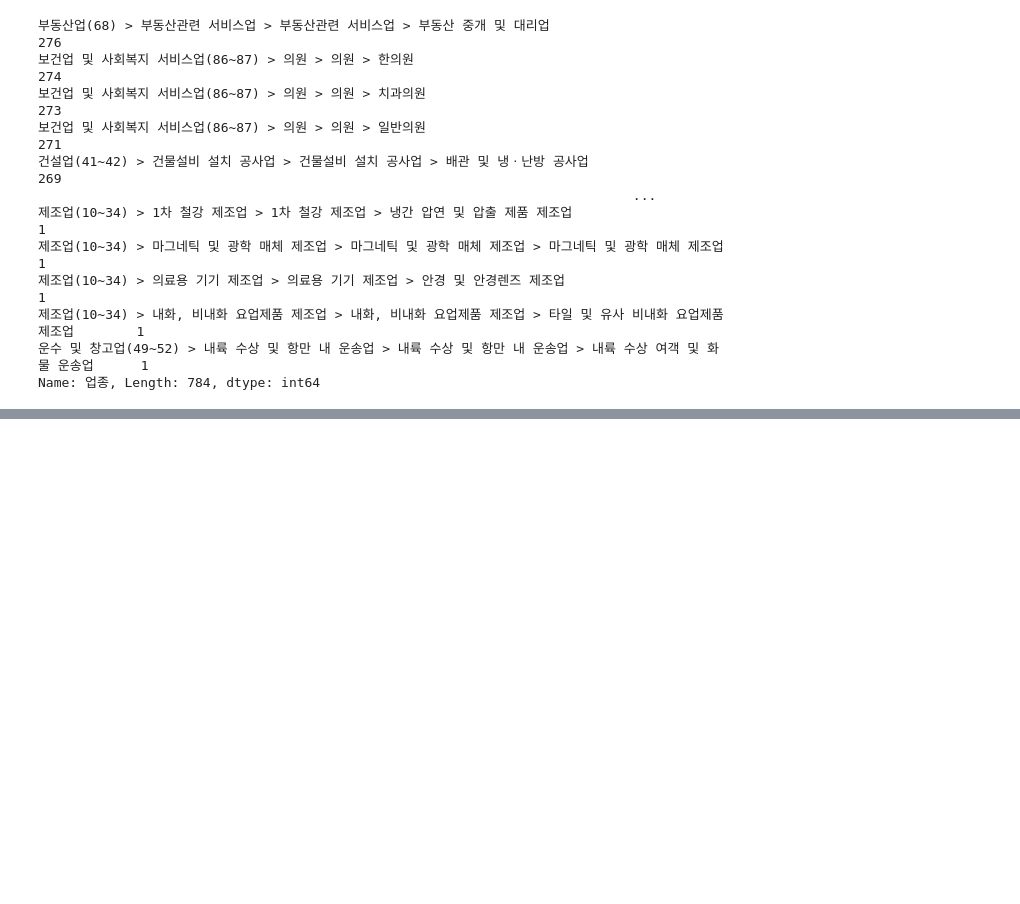
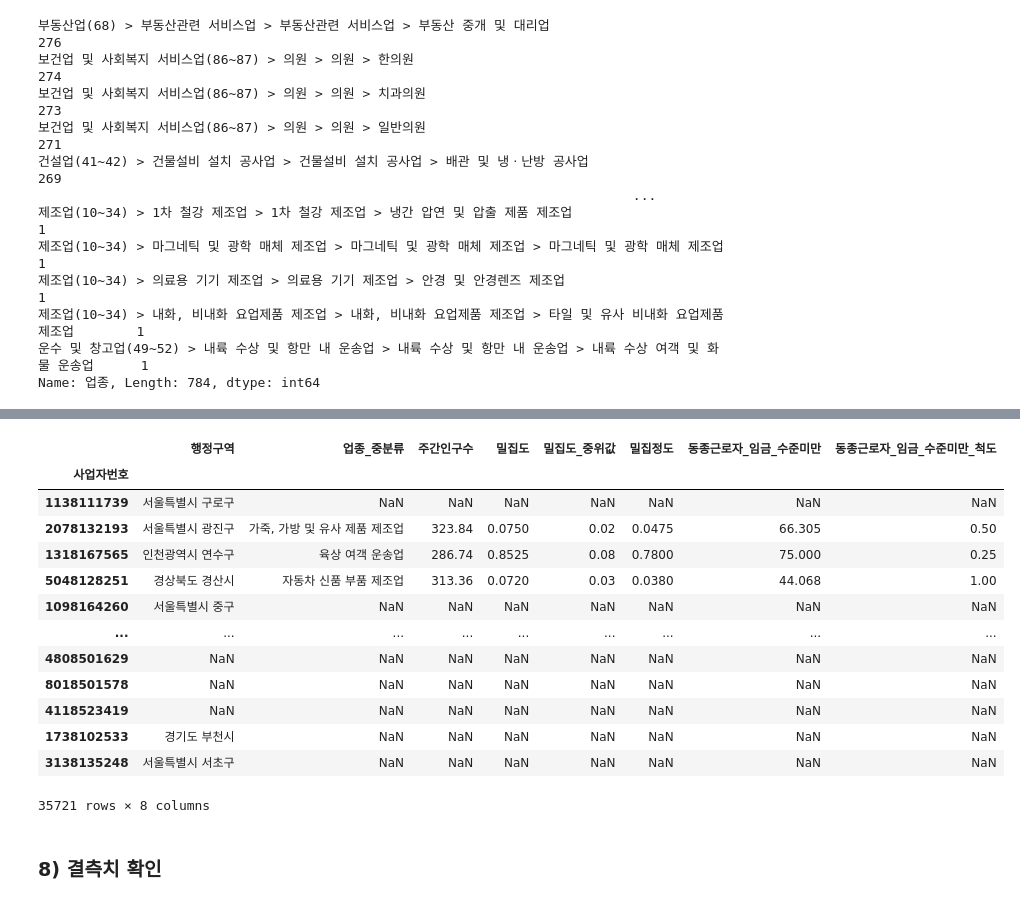
Before and after one commit to Numble2022/ACSM, a Jupyter notebook: sg_sbiz/sbiz_crawling.ipynb, the cells around one changed output, grey strips where cells are left out. Drawn from its saved outputs; the diff is of its cells as text; code cells hidden in the pictures; blank space fills up the shorter version.

```diff
--- a/sg_sbiz/sbiz_crawling.ipynb
+++ b/sg_sbiz/sbiz_crawling.ipynb
@@ -283,2 +391,3 @@ Name: 업종, Length: 70055, dtype: object
 # %%
-active_data = pd.read_excel('EDA/액티브_중소법인_기업외감_산업분류.xlsx', index_col=0)
+total_fdata = pd.read_excel('total_fdata.xlsx', index_col=0)
+total_fdata.info()
@@ -358,0 +412,4 @@ active_data['행정구역']
+# %%
+#외감법인 및 휴폐업기업 데이터와 NICE bizinfo 데이터 결합
+total_f_bizdata = pd.merge(total_fdata, bizinfo_df, left_on = total_fdata.index, right_on = bizinfo_df.index, how='left')
+total_f_bizdata.shape
@@ -358,0 +451,18 @@ active_data['행정구역']
+# %%
+sbizdata_prep = total_f_sbizdata[['행정구역', '업종_중분류', '주간인구수', '밀집도', '밀집도_중위값', '밀집정도', '동종근로자_임금_수준미만', '동종근로자_임금_수준미만_척도']]
+sbizdata_prep
+# %% [output]
+|  | 행정구역 | 업종_중분류 | 주간인구수 | 밀집도 | 밀집도_중위값 | 밀집정도 | 동종근로자_임금_수준미만 | 동종근로자_임금_수준미만_척도 |
+| 사업자번호 |  |  |  |  |  |  |  |  |
+| 1138111739 | 서울특별시 구로구 | NaN | NaN | NaN | NaN | NaN | NaN | NaN |
+| 2078132193 | 서울특별시 광진구 | 가죽, 가방 및 유사 제품 제조업 | 323.84 | 0.0750 | 0.02 | 0.0475 | 66.305 | 0.50 |
+| 1318167565 | 인천광역시 연수구 | 육상 여객 운송업 | 286.74 | 0.8525 | 0.08 | 0.7800 | 75.000 | 0.25 |
+| 5048128251 | 경상북도 경산시 | 자동차 신품 부품 제조업 | 313.36 | 0.0720 | 0.03 | 0.0380 | 44.068 | 1.00 |
+| 1098164260 | 서울특별시 중구 | NaN | NaN | NaN | NaN | NaN | NaN | NaN |
+| ... | ... | ... | ... | ... | ... | ... | ... | ... |
+| 4808501629 | NaN | NaN | NaN | NaN | NaN | NaN | NaN | NaN |
+| 8018501578 | NaN | NaN | NaN | NaN | NaN | NaN | NaN | NaN |
+| 4118523419 | NaN | NaN | NaN | NaN | NaN | NaN | NaN | NaN |
+| 1738102533 | 경기도 부천시 | NaN | NaN | NaN | NaN | NaN | NaN | NaN |
+| 3138135248 | 서울특별시 서초구 | NaN | NaN | NaN | NaN | NaN | NaN | NaN |
+35721 rows × 8 columns
@@ -358,0 +473,2 @@ active_data['행정구역']
+# %% [markdown]
+### 8) 결측치 확인
```
Also changed, not shown: parts of 40 cells of this notebook, 6 other files.
